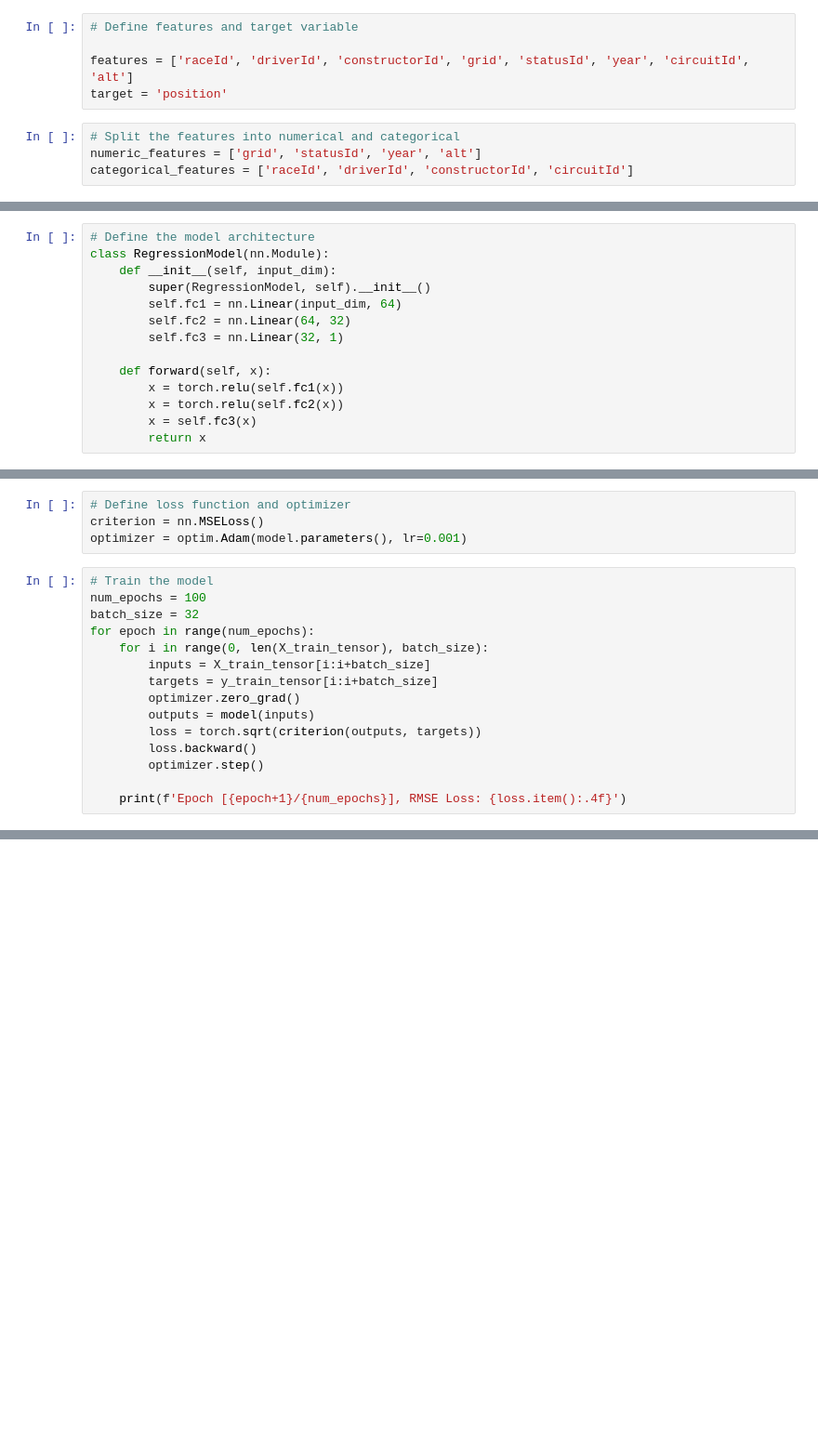
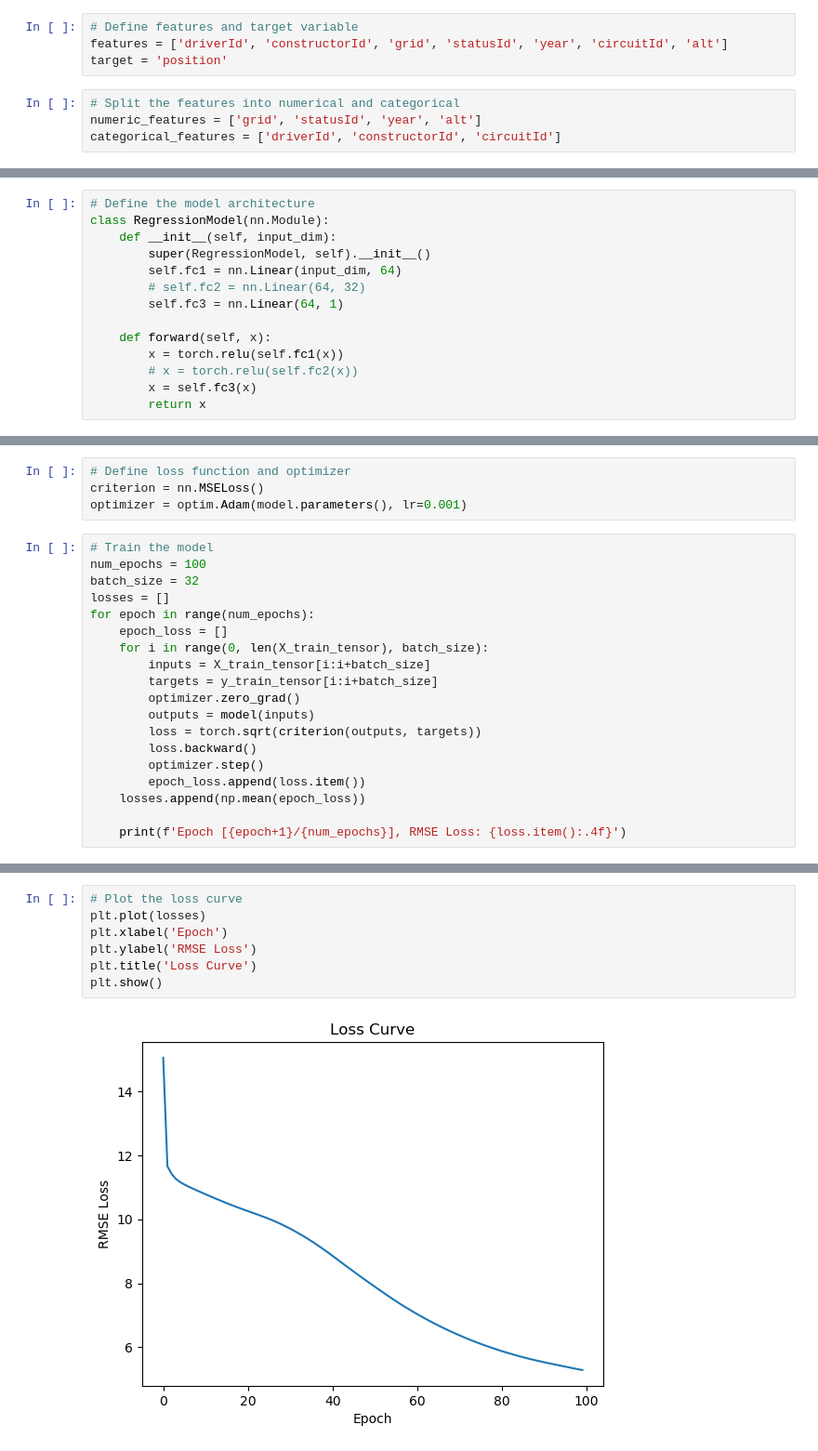
Before and after one commit to bharathmsrk/F1-Prediction, a Jupyter notebook: F1_NN_Model.ipynb, the cells around one changed output, grey strips where cells are left out. Shown at 93% size. Saved outputs shown, nothing was run; the diff lists cells and outputs as text; blank space fills up the shorter version.

```diff
--- a/F1_NN_Model.ipynb
+++ b/F1_NN_Model.ipynb
@@ -114,12 +148,11 @@ memory usage: 2.0+ MB
 # %%
 # Define features and target variable
-
-features = ['raceId', 'driverId', 'constructorId', 'grid', 'statusId', 'year', 'circuitId', 'alt']
+features = ['driverId', 'constructorId', 'grid', 'statusId', 'year', 'circuitId', 'alt']
 target = 'position'
 # %%
 # Split the features into numerical and categorical
 numeric_features = ['grid', 'statusId', 'year', 'alt']
-categorical_features = ['raceId', 'driverId', 'constructorId', 'circuitId']
+categorical_features = ['driverId', 'constructorId', 'circuitId']
 # %%
 # Define the preprocessing pipelines for both numerical and categorical data
 numeric_transformer = Pipeline(steps=[
@@ -153,12 +186,12 @@ class RegressionModel(nn.Module):
     def __init__(self, input_dim):
         super(RegressionModel, self).__init__()
         self.fc1 = nn.Linear(input_dim, 64)
-        self.fc2 = nn.Linear(64, 32)
-        self.fc3 = nn.Linear(32, 1)
+        # self.fc2 = nn.Linear(64, 32)
+        self.fc3 = nn.Linear(64, 1)
 
     def forward(self, x):
         x = torch.relu(self.fc1(x))
-        x = torch.relu(self.fc2(x))
+        # x = torch.relu(self.fc2(x))
         x = self.fc3(x)
         return x
 # %%
@@ -172,7 +205,9 @@ optimizer = optim.Adam(model.parameters(), lr=0.001)
 # Train the model
 num_epochs = 100
 batch_size = 32
+losses = []
 for epoch in range(num_epochs):
+    epoch_loss = []
     for i in range(0, len(X_train_tensor), batch_size):
         inputs = X_train_tensor[i:i+batch_size]
         targets = y_train_tensor[i:i+batch_size]
@@ -181,6 +216,8 @@ for epoch in range(num_epochs):
         loss = torch.sqrt(criterion(outputs, targets))
         loss.backward()
         optimizer.step()
+        epoch_loss.append(loss.item())
+    losses.append(np.mean(epoch_loss))
 
     print(f'Epoch [{epoch+1}/{num_epochs}], RMSE Loss: {loss.item():.4f}')
 # %% [output]
@@ -204,3 +241,12 @@ Epoch [100/100], RMSE Loss: 1.4677
+# %%
+# Plot the loss curve
+plt.plot(losses)
+plt.xlabel('Epoch')
+plt.ylabel('RMSE Loss')
+plt.title('Loss Curve')
+plt.show()
+# %% [output]
+[figure, added]
 # %%
 # Evaluate the model
 with torch.no_grad():
```
Also changed, not shown: parts of 26 cells of this notebook.
